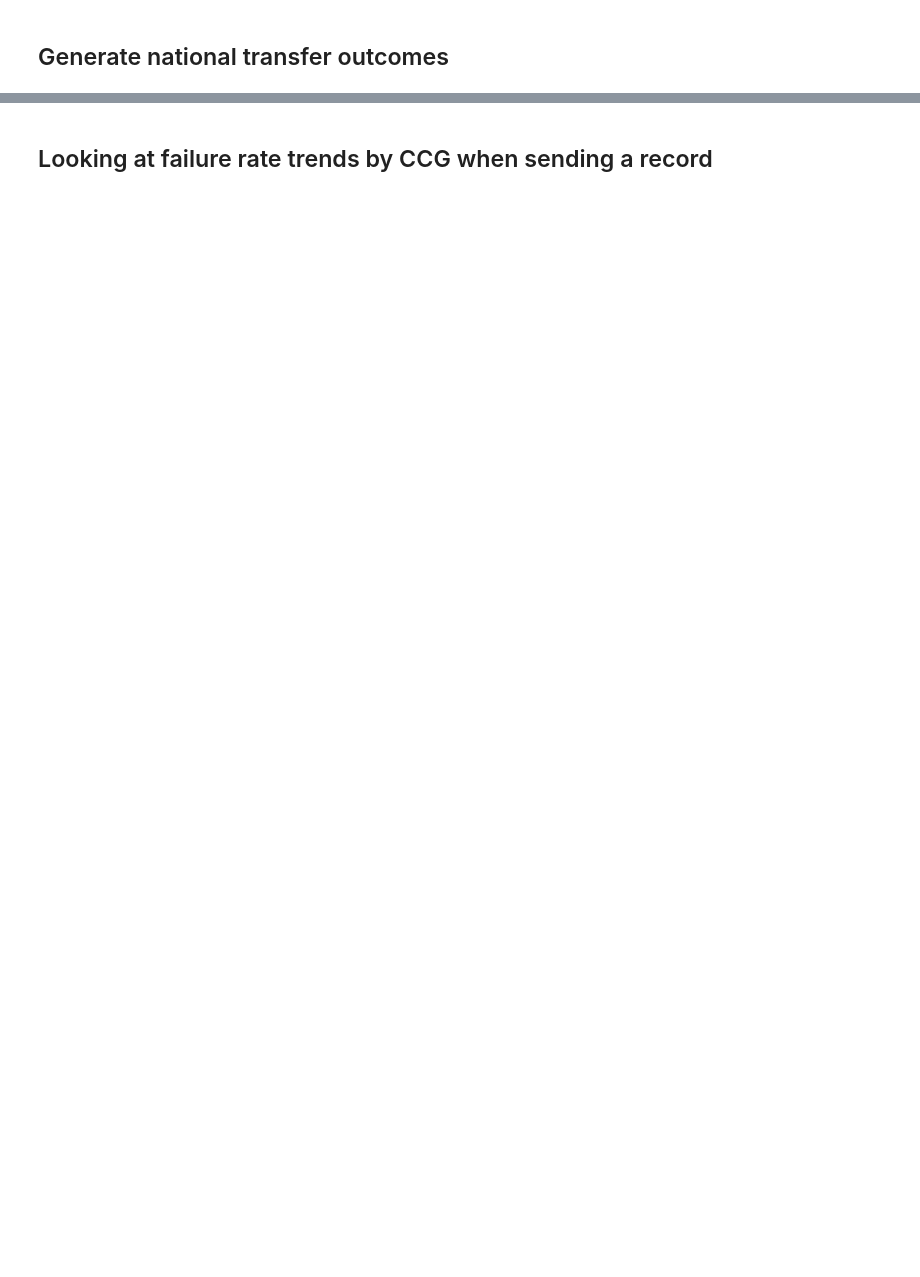
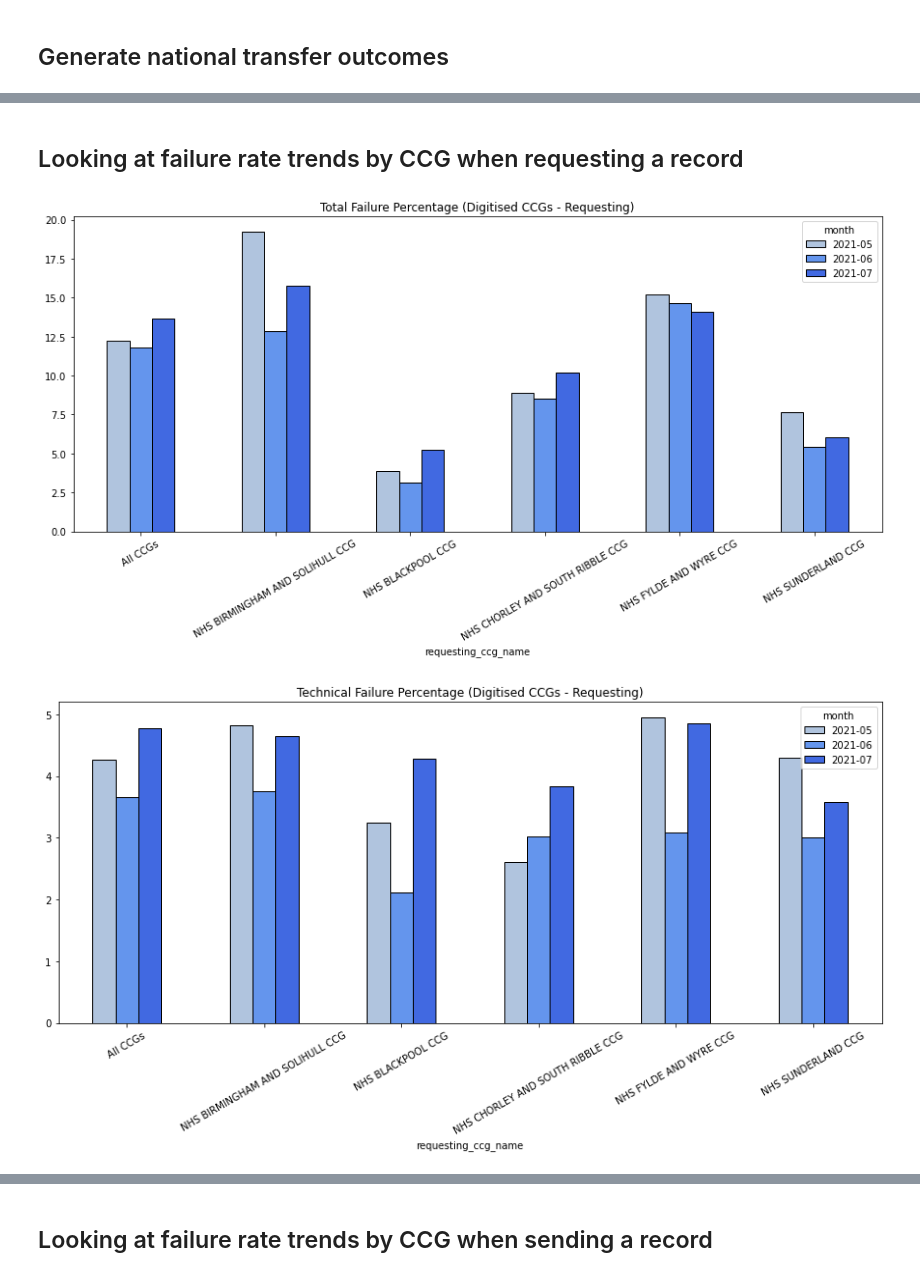
Before and after one commit to nhsconnect/prm-gp2gp-data-sandbox, a Jupyter notebook: notebooks/66-PRMT-2332--lloyd-george-digitisation-ccgs-failure-rates.ipynb, the cells around one changed output, grey strips where cells are left out. Drawn from its saved outputs; the diff is of its cells as text; code cells hidden in the pictures; blank space fills up the shorter version.

Commit message:
PRMT-2332 Use ods metadata to simplify analysis of digitised practices

```diff
--- a/notebooks/66-PRMT-2332--lloyd-george-digitisation-ccgs-failure-rates.ipynb
+++ b/notebooks/66-PRMT-2332--lloyd-george-digitisation-ccgs-failure-rates.ipynb
@@ -163,0 +114,13 @@ requesting_practice_lg_transfers
+# %%
+ccgs_to_investigate = [
+    "NHS SUNDERLAND CCG",
+    'NHS FYLDE AND WYRE CCG',
+    'NHS CHORLEY AND SOUTH RIBBLE CCG',
+    'NHS BLACKPOOL CCG',
+    'NHS BIRMINGHAM AND SOLIHULL CCG'
+]
+is_requesting_ccg_of_interest = transfers.requesting_ccg_name.isin(ccgs_to_investigate)
+is_sending_ccg_of_interest = transfers.sending_ccg_name.isin(ccgs_to_investigate)
+
+requesting_transfers_of_interest = transfers[is_requesting_ccg_of_interest]
+sending_transfers_of_interest = transfers[is_sending_ccg_of_interest]
@@ -163,0 +129,6 @@ requesting_practice_lg_transfers
+# %%
+requesting_ccgs_monthly=generate_monthly_outcome_breakdown(
+    transfers=requesting_transfers_of_interest,
+    columns=["requesting_ccg_name", "month"]
+)
+requesting_ccgs_monthly
@@ -163,0 +225,31 @@ requesting_practice_lg_transfers
+# %% [markdown]
+## Looking at failure rate trends by CCG when requesting a record
+# %%
+barplot_config = {
+    'color': ['lightsteelblue', 'cornflowerblue', 'royalblue'],
+    'edgecolor':'black',
+    'kind':'bar',
+    'figsize': (15,6),
+    'rot': 30
+}
+# %%
+def requesting_ccg_barplot(column_name, title):
+    (
+        pd
+            .concat({'All CCGs': national_metrics_monthly}, names=['requesting_ccg_name'])
+            .append(requesting_ccgs_monthly)
+            .unstack()
+            .plot(
+                y=column_name,
+                title=title,
+                **barplot_config
+            )
+    )
+
+requesting_ccg_barplot('ALL_FAILURE %', 'Total Failure Percentage (Digitised CCGs - Requesting)')
+requesting_ccg_barplot('TECHNICAL_FAILURE %', 'Technical Failure Percentage (Digitised CCGs - Requesting)')
+requesting_ccg_barplot('PROCESS_FAILURE %', 'Process Failure Percentage (Digitised CCGs - Requesting)')
+requesting_ccg_barplot('UNCLASSIFIED_FAILURE %', 'Unlassified Failure Percentage (Digitised CCGs - Requesting)')
+# %% [output]
+[figure, added]
+[figure, added]
```
Also changed, not shown: parts of 28 cells of this notebook.
